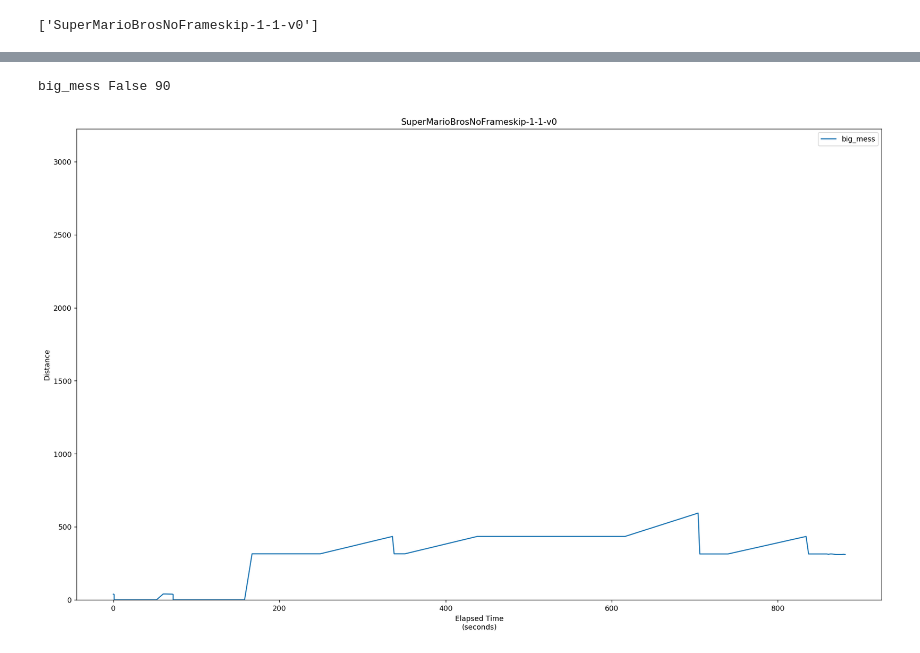
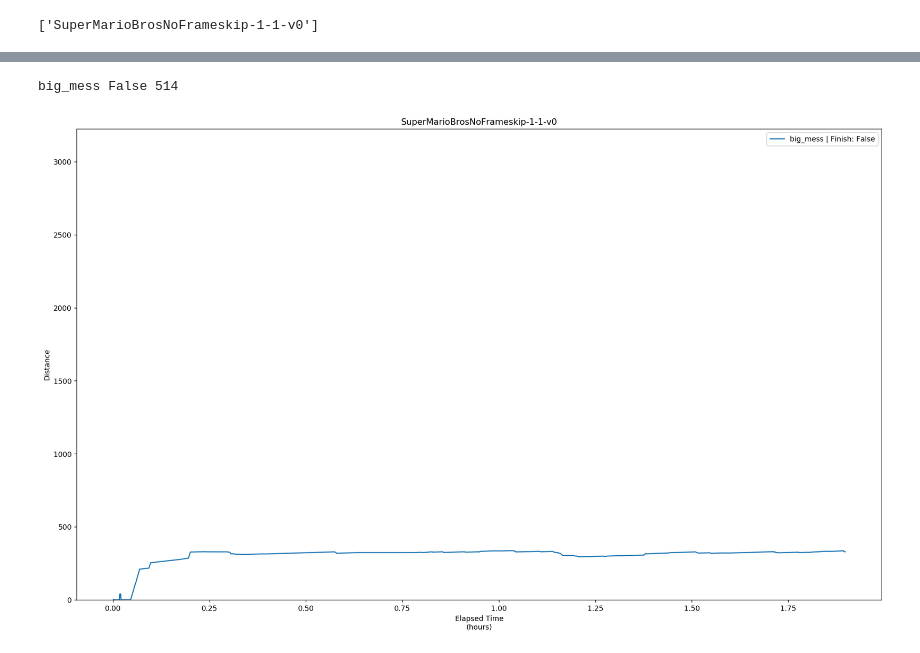
Before and after one commit to messiest/mario.ai, a Jupyter notebook: notebooks/log_analysis.ipynb, the cells around one changed output, grey strips where cells are left out. Cells and saved outputs as stored; diff of their text form; code cells hidden in the pictures.

```diff
--- a/notebooks/log_analysis.ipynb
+++ b/notebooks/log_analysis.ipynb
@@ -34,11 +34,15 @@ for log in log_files:
     df.index = (df.index - df.index[0]).seconds
 
     print(model_id, level_complete, episodes)
-    plt.plot(df.index, df['reward'], label=model_id)
+    plt.plot(
+        (df.index / 3600),
+        df['reward'].rolling(60).mean(),
+        label=model_id,
+    )
 
 
 plt.title(ENV_NAME)
 plt.ylabel('Reward')
-plt.xlabel('Elapsed Time\n(seconds)')
+plt.xlabel('Elapsed Time\n(hours)')
 plt.legend();
 # %% [output]
@@ -47,25 +51,29 @@ big_mess False 90
 # %%
 plt.figure(figsize=(20, 12), dpi=128)
 for log in log_files:
     log_path = os.path.join(LOG_DIR, log)
     df = log_parser(log_path)
 
     model_id = df['id'].iloc[0]
     level_complete = df['flag_get'].any()
     episodes = df['done'].sum()
 
     df = df.set_index('log_time')
     df.index = (df.index - df.index[0]).seconds
 
     print(model_id, level_complete, episodes)
-    plt.plot(df.index, df['x_position'], label=model_id)
+    plt.plot(
+        (df.index / 3600),
+        df['x_position'].rolling(60).mean(),
+        label=f"{model_id} | Finish: {level_complete}"
+    )
 
 
 plt.ylim(0, 3225)
 plt.title(ENV_NAME)
 plt.ylabel('Distance')
-plt.xlabel('Elapsed Time\n(seconds)')
+plt.xlabel('Elapsed Time\n(hours)')
 plt.legend();
 # %% [output]
-big_mess False 90
+big_mess False 514
-[figure, old version]
+[figure, new version]
```
Also changed, not shown: parts of 1 cell of this notebook, 3 other files.
